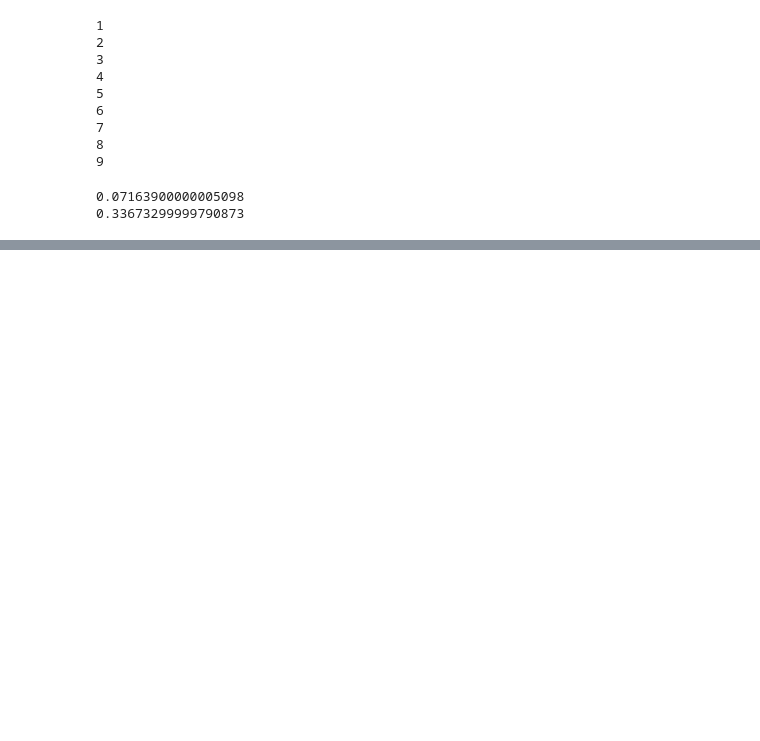
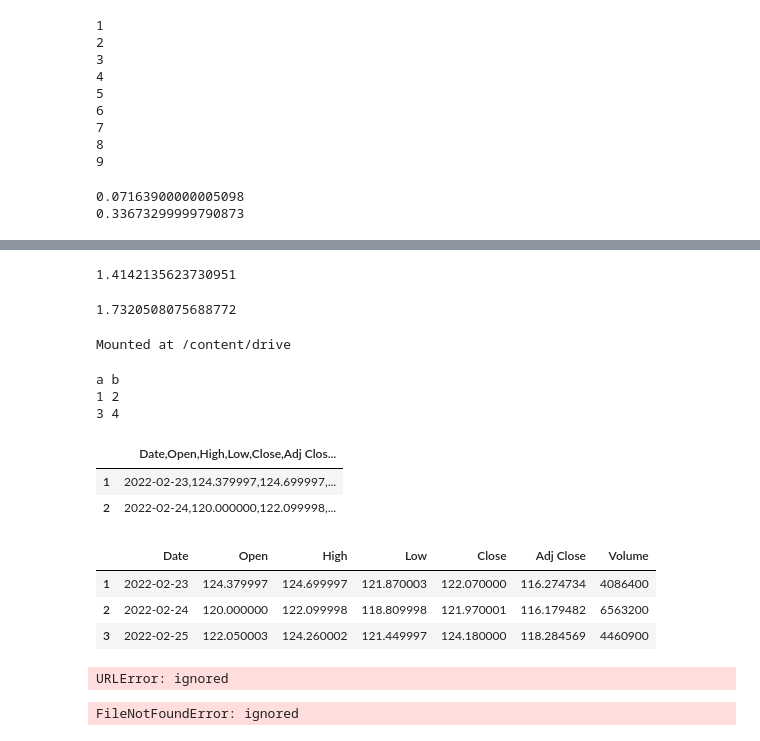
Before and after one commit to dkdkdskf/kkk, a Jupyter notebook: Untitled3.ipynb, the cells around one changed output, grey strips where cells are left out. Saved outputs shown, nothing was run; the diff lists cells and outputs as text; code cells hidden in the pictures; blank space fills up the shorter version.

Commit message:
Colaboratory를 통해 생성됨

```diff
--- a/Untitled3.ipynb
+++ b/Untitled3.ipynb
@@ -100,0 +118,15 @@ n=length(x);
+# %%
+#제곱근 함수 sqrt
+math.sqrt(2)
+# %% [output]
+1.4142135623730951
+# %%
+from math import*
+sqrt(3)
+# %% [output]
+1.7320508075688772
+# %%
+from google.colab import drive
+drive.mount('/content/drive')
+# %% [output]
+Mounted at /content/drive
@@ -100,0 +137,34 @@ n=length(x);
+# %%
+print(x)
+# %% [output]
+a b
+1 2
+3 4
+# %%
+import pandas as pd
+x=pd.read_csv("/content/drive/MyDrive/temp/IBM.csv","r")
+x[1:3]
+# %% [output]
+|  | Date,Open,High,Low,Close,Adj Clos... |
+| 1 | 2022-02-23,124.379997,124.699997,... |
+| 2 | 2022-02-24,120.000000,122.099998,... |
+# %%
+y=pd.read_table("/content/drive/MyDrive/temp/IBM.csv",sep=',')
+y[1:4]
+# %% [output]
+|  | Date | Open | High | Low | Close | Adj Close | Volume |
+| 1 | 2022-02-23 | 124.379997 | 124.699997 | 121.870003 | 122.070000 | 116.274734 | 4086400 |
+| 2 | 2022-02-24 | 120.000000 | 122.099998 | 118.809998 | 121.970001 | 116.179482 | 6563200 |
+| 3 | 2022-02-25 | 122.050003 | 124.260002 | 121.449997 | 124.180000 | 118.284569 | 4460900 |
+# %%
+url='http://canisius.edu/~yany/data.ibm.csv'
+z=pd.read_csv(url)
+z[1:4]
+# %% [output]
+URLError: ignored
+# %%
+infile=pd.ExcelFile("C:\temp1/stockReturns.xlsx")
+q=infile.parse("Sheet1")
+q
+# %% [output]
+FileNotFoundError: ignored
```
Also changed, not shown: parts of 5 cells of this notebook.
